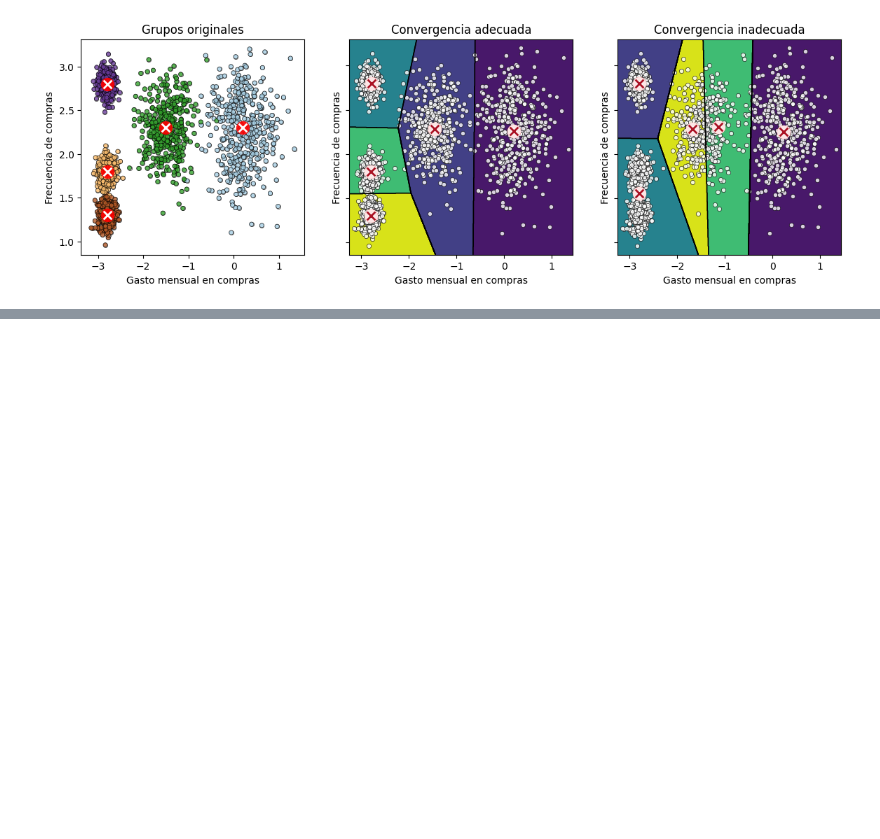
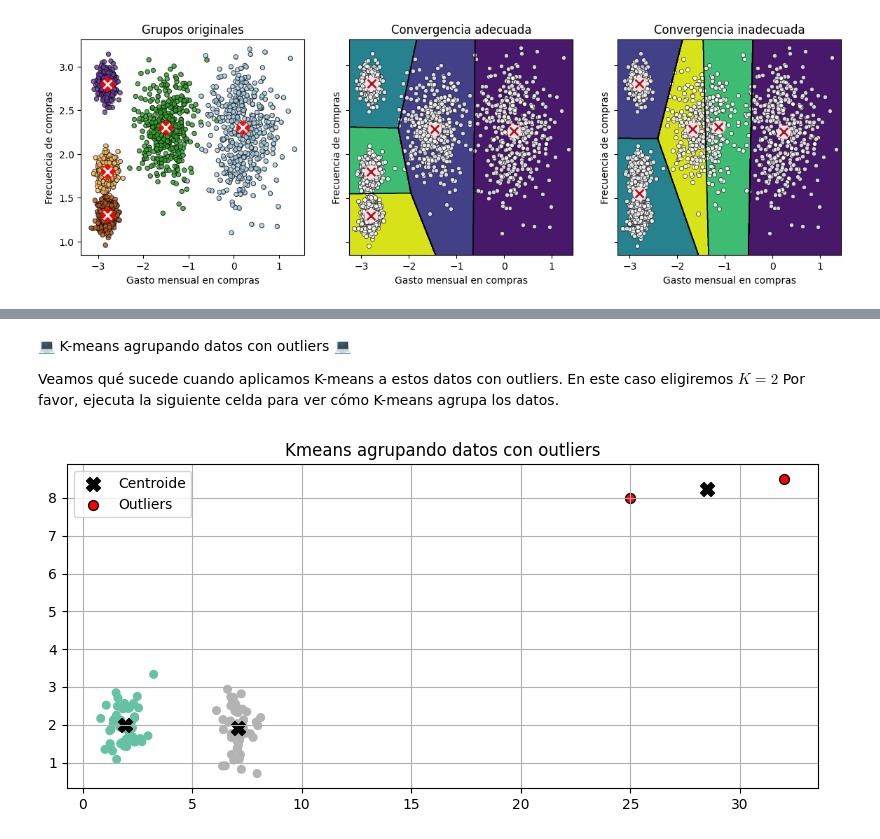
Before and after one commit to lucasbaldezzari/cdan, a Jupyter notebook: 3. Algoritmos básicos de clustering.ipynb, the cells around one changed output, grey strips where cells are left out. Cells and saved outputs as stored; diff of their text form; code cells hidden in the pictures; blank space fills up the shorter version.

```diff
--- a/3. Algoritmos básicos de clustering.ipynb
+++ b/3. Algoritmos básicos de clustering.ipynb
@@ -200,0 +225,10 @@ SyntaxError: invalid character '💻' (U+1F4BB) (2535211750.py, line 1)
+# %% [markdown]
+💻 K-means agrupando datos con outliers 💻
+
+Veamos qué sucede cuando aplicamos K-means a estos datos con outliers. En este caso eligiremos $K=2$
+Por favor, ejecuta la siguiente celda para ver cómo K-means agrupa los datos.
+# %%
+K=2
+kmeansOutliers(K)
+# %% [output]
+[figure, added]
```
Also changed, not shown: parts of 17 cells of this notebook, 3 other files.
